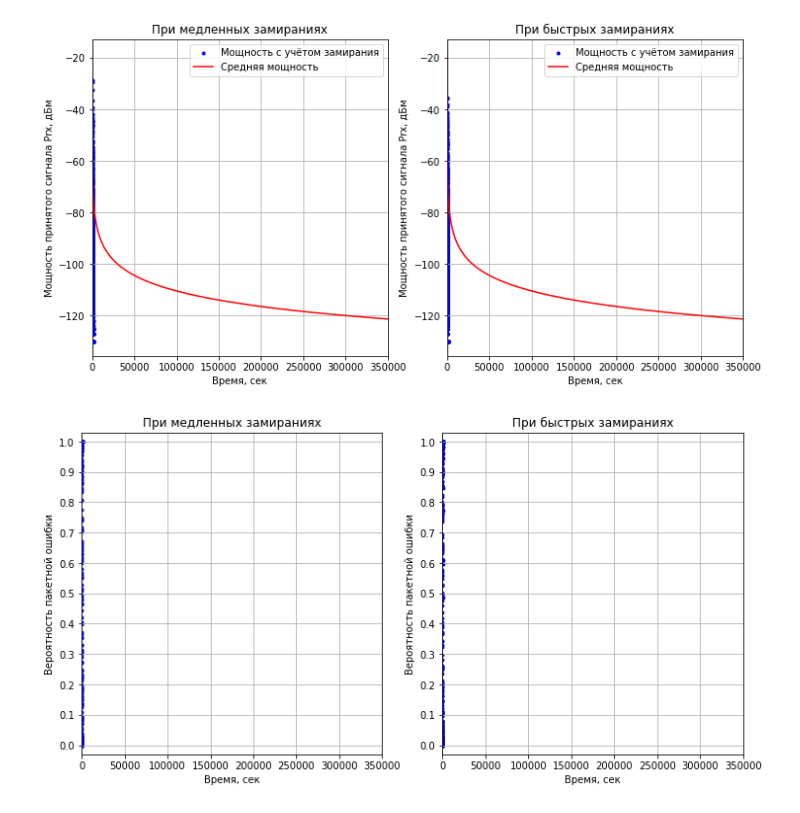
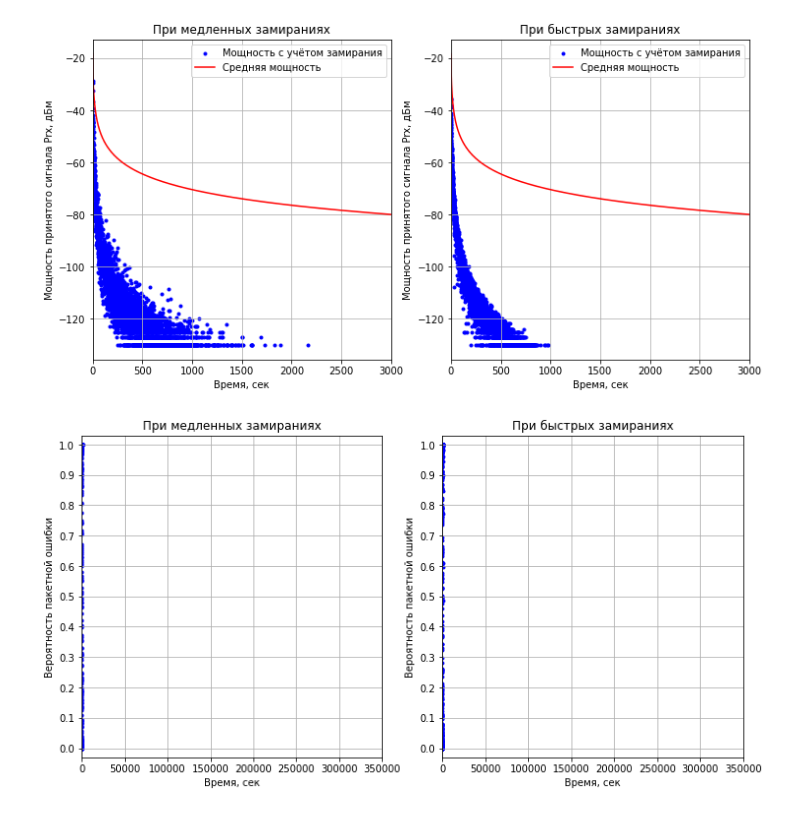
Before and after one commit to bringmetohappiness/IU3-Wireless-Technologies-in-Information-Systems, a Jupyter notebook: Lab2/modified2 plots.ipynb, the cells around one changed output. Drawn from its saved outputs; the diff is of its cells as text; code cells hidden in the pictures.

```diff
--- a/Lab2/modified2.ipynb
+++ b/Lab2/modified2 plots.ipynb
@@ -61,36 +61,36 @@ for time, power in zip(r_reception_power_df[0].tolist(), r_reception_power_df[1]
     if power:
         r_times.append(time)
         r_reception_powers.append(Vt_to_dBm(power))
 # аналитически рассчитанные
 p_rx = [P_rx(i) for i in range(TIME + 1)]
 p_rx = [Vt_to_dBm(i) for i in p_rx]
 times = [i for i in range(TIME + 1)]
 
 
 fig, axes = plt.subplots(1, 2, figsize=(12, 6))
 axes[0].set_title('При медленных замираниях')
 axes[0].scatter(ln_times, ln_reception_powers, marker='.', color='blue', label='Мощность с учётом замирания')
 axes[0].plot(times, p_rx, color='red', label='Средняя мощность')
 axes[0].grid(True)
-axes[0].set_xlim(0, TIME)
+axes[0].set_xlim(0, 3000)
 # axes[0].set_ylim(-140, -15)
 axes[0].legend()
 axes[0].set_xlabel('Время, сек')
 axes[0].set_ylabel('Мощность принятого сигнала Prx, дБм')
 
 axes[1].set_title('При быстрых замираниях')
 axes[1].scatter(r_times, r_reception_powers, marker='.', color='blue', label='Мощность с учётом замирания')
 axes[1].plot(times, p_rx, color='red', label='Средняя мощность')
 axes[1].grid(True)
-axes[1].set_xlim(0, TIME)
+axes[1].set_xlim(0, 3000)
 # axes[1].set_ylim(-140, -15)
 axes[1].legend()
 axes[1].set_xlabel('Время, сек')
 axes[1].set_ylabel('Мощность принятого сигнала Prx, дБм')
 
 plt.show()
 # %% [output]
-[figure, old version]
+[figure, new version]
 # %%
 # полученные LogNormal
 ln_bit_error_rate_df = pd.read_csv(LN_PACKET_ERROR_RATE_PATH, header=None)
```
